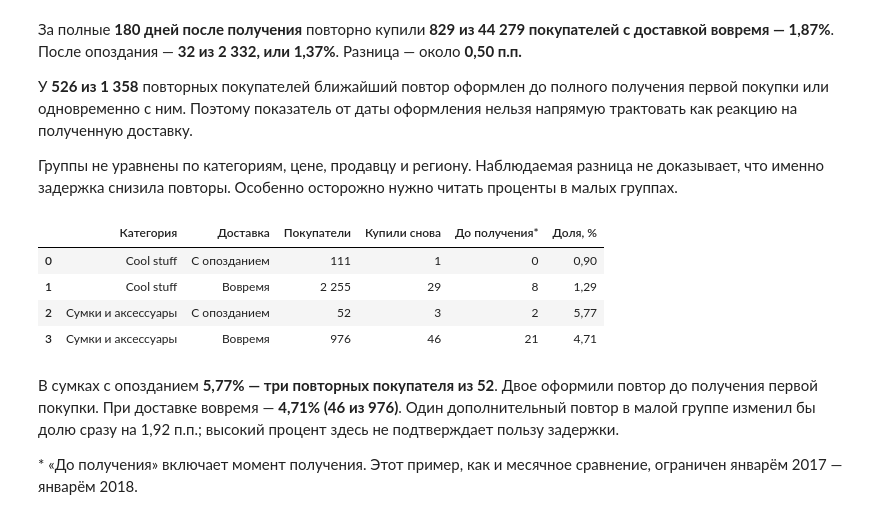
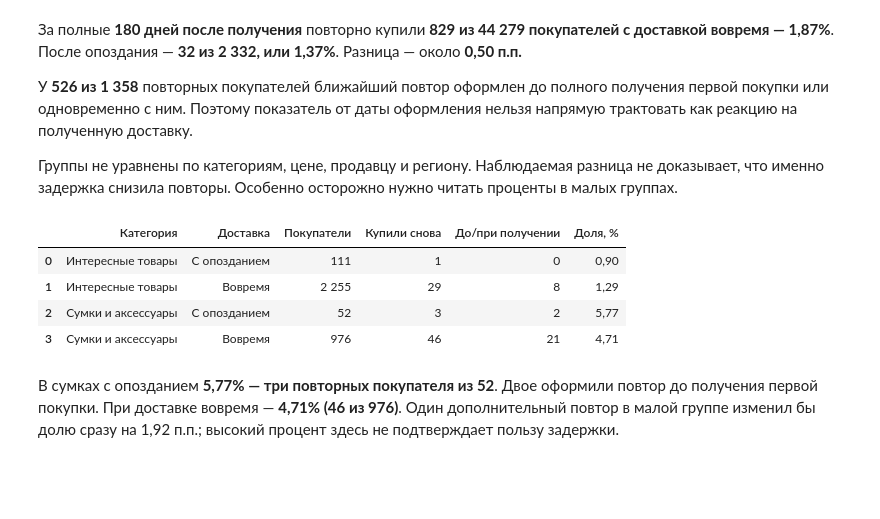
Before and after one commit to Alina-lab/ecommerce-retention-analysis, a Jupyter notebook: olist_retention_analysis.ipynb, the cells around one changed output. Drawn from its saved outputs; the diff is of its cells as text; code cells hidden in the pictures; blank space fills up the shorter version.

```diff
--- a/olist_retention_analysis.ipynb
+++ b/olist_retention_analysis.ipynb
@@ -83,7 +77,7 @@ names = {
     "computers_accessories": "Компьютеры и аксессуары",
     "housewares": "Товары для дома",
     "toys": "Игрушки",
-    "cool_stuff": "Cool stuff",
+    "cool_stuff": "Интересные товары",
     "watches_gifts": "Часы и подарки",
     "telephony": "Телефония",
     "garden_tools": "Садовые инструменты",
@@ -238,25 +232,23 @@ plt.show()
 # %%
 cross = cohort[cohort["delivery_group"].isin(groups)].groupby(["first_category", "delivery_group"]).agg(
     buyers=("customer_unique_id", "size"),
     returned_buyers=("returned_180", "sum"),
     repeat_before_delivery=("repeat_before_delivery", "sum"),
 )
 cross["repeat_rate_pct"] = cross["returned_buyers"] / cross["buyers"] * 100
 display(cross.reset_index().replace({"first_category": names, "delivery_group": groups}).rename(columns={
     "first_category": "Категория", "delivery_group": "Доставка",
     "buyers": "Покупатели", "returned_buyers": "Купили снова",
-    "repeat_before_delivery": "До получения*", "repeat_rate_pct": "Доля, %",
+    "repeat_before_delivery": "До/при получении", "repeat_rate_pct": "Доля, %",
 }).style.format(precision=2, decimal=",", thousands=" "))
 # %% [output]
-|  | Категория | Доставка | Покупатели | Купили снова | До получения* | Доля, % |
-| 0 | Cool stuff | С опозданием | 111 | 1 | 0 | 0,90 |
-| 1 | Cool stuff | Вовремя | 2 255 | 29 | 8 | 1,29 |
+|  | Категория | Доставка | Покупатели | Купили снова | До/при получении | Доля, % |
+| 0 | Интересные товары | С опозданием | 111 | 1 | 0 | 0,90 |
+| 1 | Интересные товары | Вовремя | 2 255 | 29 | 8 | 1,29 |
 | 2 | Сумки и аксессуары | С опозданием | 52 | 3 | 2 | 5,77 |
 | 3 | Сумки и аксессуары | Вовремя | 976 | 46 | 21 | 4,71 |
 # %% [markdown]
 В сумках с опозданием **5,77% — три повторных покупателя из 52**. Двое оформили повтор до получения первой покупки. При доставке вовремя — **4,71% (46 из 976)**. Один дополнительный повтор в малой группе изменил бы долю сразу на 1,92 п.п.; высокий процент здесь не подтверждает пользу задержки.
-
-\* «До получения» включает момент получения. Этот пример, как и месячное сравнение, ограничен январём 2017 — январём 2018.
 # %% [markdown]
 ## 5. Главные выводы и рекомендации
 
```
Also changed, not shown: parts of 7 cells of this notebook, 1 other file.
